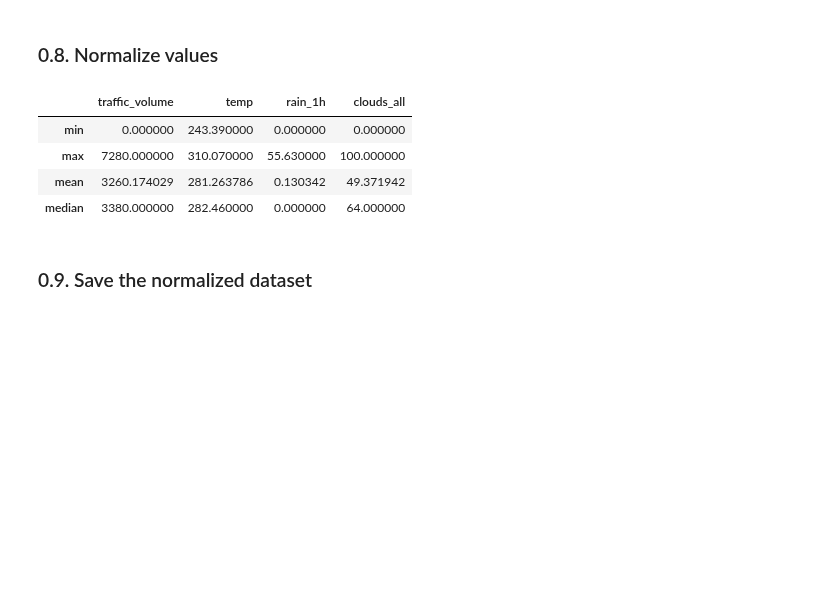
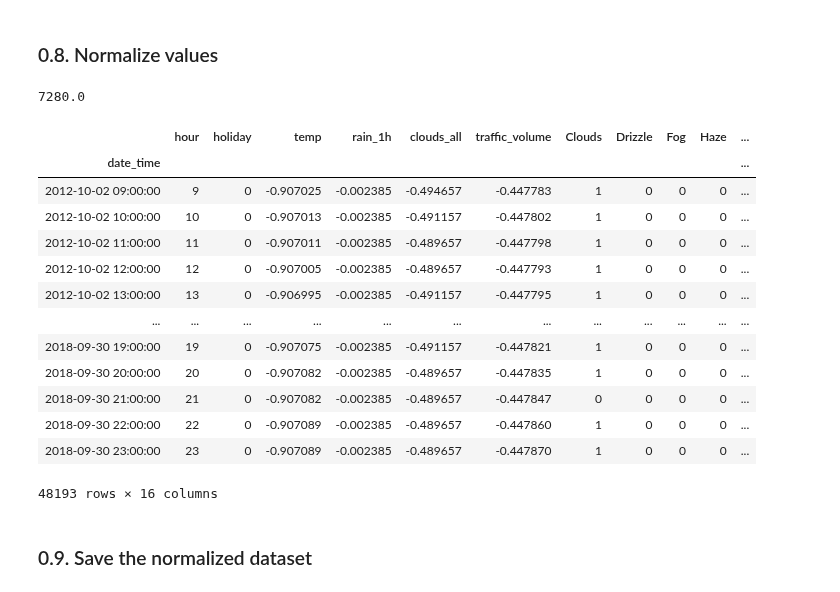
Before and after one commit to laurelkeys/machine-learning, a Jupyter notebook: assignment-1/Assignment1.ipynb, the cells around one changed output. Drawn from its saved outputs; the diff is of its cells as text; code cells hidden in the pictures; blank space fills up the shorter version.

```diff
--- a/assignment-1/Assignment1.ipynb
+++ b/assignment-1/Assignment1.ipynb
@@ -558,12 +558,9 @@ df.head()
 ### 0.8. Normalize values
 # %%
 # NOTE: should we normalize 'traffic_volume', since it's our target?
-data[["traffic_volume", "temp", "rain_1h", "clouds_all"]].agg(['min', 'max', 'mean', 'median'])
+stats = data[["traffic_volume", "temp", "rain_1h", "clouds_all"]].agg(['min', 'max', 'mean', 'median'])
+stats
 # %% [output]
-|  | traffic_volume | temp | rain_1h | clouds_all |
-| min | 0.000000 | 243.390000 | 0.000000 | 0.000000 |
-| max | 7280.000000 | 310.070000 | 55.630000 | 100.000000 |
-| mean | 3260.174029 | 281.263786 | 0.130342 | 49.371942 |
-| median | 3380.000000 | 282.460000 | 0.000000 | 64.000000 |
+7280.0
 # %%
 # TODO
@@ -572,3 +567,26 @@ data[["traffic_volume", "temp", "rain_1h", "clouds_all"]].agg(['min', 'max', 'me
+# %%
+# Should be max-min, but all mins are zero
+data["traffic_volume"] = data["traffic_volume"].apply(lambda x: (x - stats["traffic_volume"]["mean"]) / stats["traffic_volume"]["max"])
+data["temp"] = data["temp"].apply(lambda x: (x - stats["temp"]["mean"]) / stats["temp"]["max"])
+data["rain_1h"] = data["rain_1h"].apply(lambda x: (x - stats["rain_1h"]["mean"]) / stats["rain_1h"]["max"])
+data["clouds_all"] = data["clouds_all"].apply(lambda x: (x - stats["clouds_all"]["mean"]) / stats["clouds_all"]["max"])
+
+data
+# %% [output]
+|  | hour | holiday | temp | rain_1h | clouds_all | traffic_volume | Clouds | Drizzle | Fog | Haze | ... |
+| date_time |  |  |  |  |  |  |  |  |  |  | ... |
+| 2012-10-02 09:00:00 | 9 | 0 | -0.907025 | -0.002385 | -0.494657 | -0.447783 | 1 | 0 | 0 | 0 | ... |
+| 2012-10-02 10:00:00 | 10 | 0 | -0.907013 | -0.002385 | -0.491157 | -0.447802 | 1 | 0 | 0 | 0 | ... |
+| 2012-10-02 11:00:00 | 11 | 0 | -0.907011 | -0.002385 | -0.489657 | -0.447798 | 1 | 0 | 0 | 0 | ... |
+| 2012-10-02 12:00:00 | 12 | 0 | -0.907005 | -0.002385 | -0.489657 | -0.447793 | 1 | 0 | 0 | 0 | ... |
+| 2012-10-02 13:00:00 | 13 | 0 | -0.906995 | -0.002385 | -0.491157 | -0.447795 | 1 | 0 | 0 | 0 | ... |
+| ... | ... | ... | ... | ... | ... | ... | ... | ... | ... | ... | ... |
+| 2018-09-30 19:00:00 | 19 | 0 | -0.907075 | -0.002385 | -0.491157 | -0.447821 | 1 | 0 | 0 | 0 | ... |
+| 2018-09-30 20:00:00 | 20 | 0 | -0.907082 | -0.002385 | -0.489657 | -0.447835 | 1 | 0 | 0 | 0 | ... |
+| 2018-09-30 21:00:00 | 21 | 0 | -0.907082 | -0.002385 | -0.489657 | -0.447847 | 0 | 0 | 0 | 0 | ... |
+| 2018-09-30 22:00:00 | 22 | 0 | -0.907089 | -0.002385 | -0.489657 | -0.447860 | 1 | 0 | 0 | 0 | ... |
+| 2018-09-30 23:00:00 | 23 | 0 | -0.907089 | -0.002385 | -0.489657 | -0.447870 | 1 | 0 | 0 | 0 | ... |
+48193 rows × 16 columns
 # %% [markdown]
 ### 0.9. Save the normalized dataset
 # %% [markdown]
```
Also changed, not shown: parts of 1 cell of this notebook.
